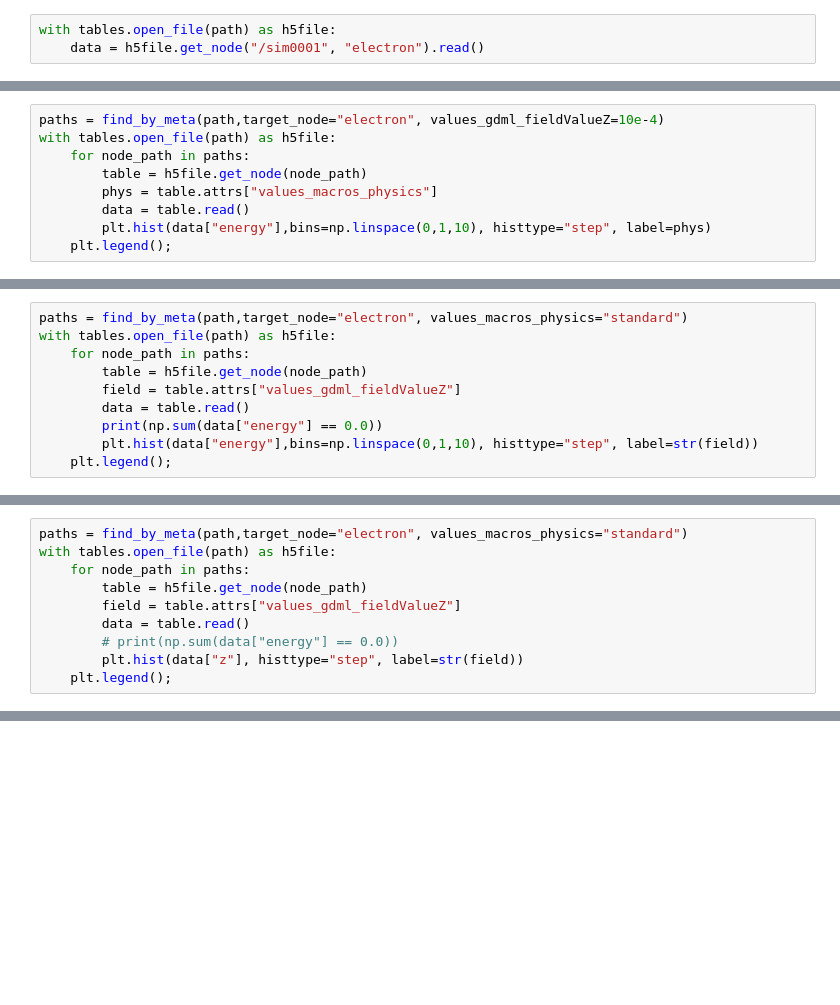
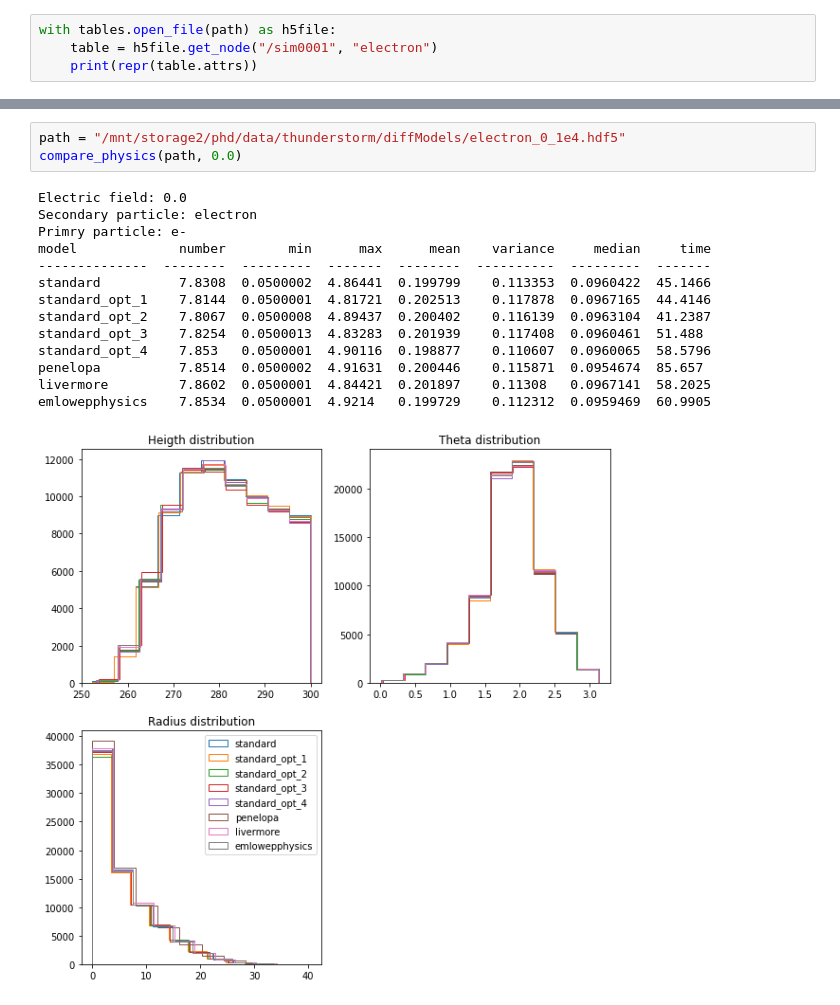
Before and after one commit to Zelenyy/phd-code, a Jupyter notebook: notebooks/02.DiffModels.ipynb, the cells around one changed output, grey strips where cells are left out. Cells and saved outputs as stored; diff of their text form; blank space fills up the shorter version.

Commit message:
Process diff model and near critical

```diff
--- a/notebooks/02.DiffModels.ipynb
+++ b/notebooks/02.DiffModels.ipynb
@@ -11,3 +13,4 @@ path = "/home/zelenyy/temp/phd-run/result.hdf5"
 # %%
 with tables.open_file(path) as h5file:
-    data = h5file.get_node("/sim0001", "electron").read()
+    table = h5file.get_node("/sim0001", "electron")
+    print(repr(table.attrs))
@@ -14,9 +34,0 @@ with tables.open_file(path) as h5file:
-# %%
-paths = find_by_meta(path,target_node="electron", values_gdml_fieldValueZ=10e-4)
-with tables.open_file(path) as h5file:
-    for node_path in paths:
-        table = h5file.get_node(node_path)
-        phys = table.attrs["values_macros_physics"]
-        data = table.read()
-        plt.hist(data["energy"],bins=np.linspace(0,1,10), histtype="step", label=phys)
-    plt.legend();
@@ -25,10 +34,0 @@ with tables.open_file(path) as h5file:
-# %%
-paths = find_by_meta(path,target_node="electron", values_macros_physics="standard")
-with tables.open_file(path) as h5file:
-    for node_path in paths:
-        table = h5file.get_node(node_path)
-        field = table.attrs["values_gdml_fieldValueZ"]
-        data = table.read()
-        print(np.sum(data["energy"] == 0.0))
-        plt.hist(data["energy"],bins=np.linspace(0,1,10), histtype="step", label=str(field))
-    plt.legend();
@@ -40,10 +34,0 @@ with tables.open_file(path) as h5file:
-# %%
-paths = find_by_meta(path,target_node="electron", values_macros_physics="standard")
-with tables.open_file(path) as h5file:
-    for node_path in paths:
-        table = h5file.get_node(node_path)
-        field = table.attrs["values_gdml_fieldValueZ"]
-        data = table.read()
-        # print(np.sum(data["energy"] == 0.0))
-        plt.hist(data["z"], histtype="step", label=str(field))
-    plt.legend();
@@ -51,0 +91,18 @@ with tables.open_file(path) as h5file:
+# %%
+path = "/mnt/storage2/phd/data/thunderstorm/diffModels/electron_0_1e4.hdf5"
+compare_physics(path, 0.0)
+# %% [output]
+Electric field: 0.0
+Secondary particle: electron
+Primry particle: e-
+model             number        min      max      mean    variance     median     time
+--------------  --------  ---------  -------  --------  ----------  ---------  -------
+standard          7.8308  0.0500002  4.86441  0.199799    0.113353  0.0960422  45.1466
+standard_opt_1    7.8144  0.0500001  4.81721  0.202513    0.117878  0.0967165  44.4146
+standard_opt_2    7.8067  0.0500008  4.89437  0.200402    0.116139  0.0963104  41.2387
+standard_opt_3    7.8254  0.0500013  4.83283  0.201939    0.117408  0.0960461  51.488
+standard_opt_4    7.853   0.0500001  4.90116  0.198877    0.110607  0.0960065  58.5796
+penelopa          7.8514  0.0500002  4.91631  0.200446    0.115871  0.0954674  85.657
+livermore         7.8602  0.0500001  4.84421  0.201897    0.11308   0.0967141  58.2025
+emlowepphysics    7.8534  0.0500001  4.9214   0.199729    0.112312  0.0959469  60.9905
+[figure, added]
```
Also changed, not shown: parts of 29 cells of this notebook, 5 other files.
